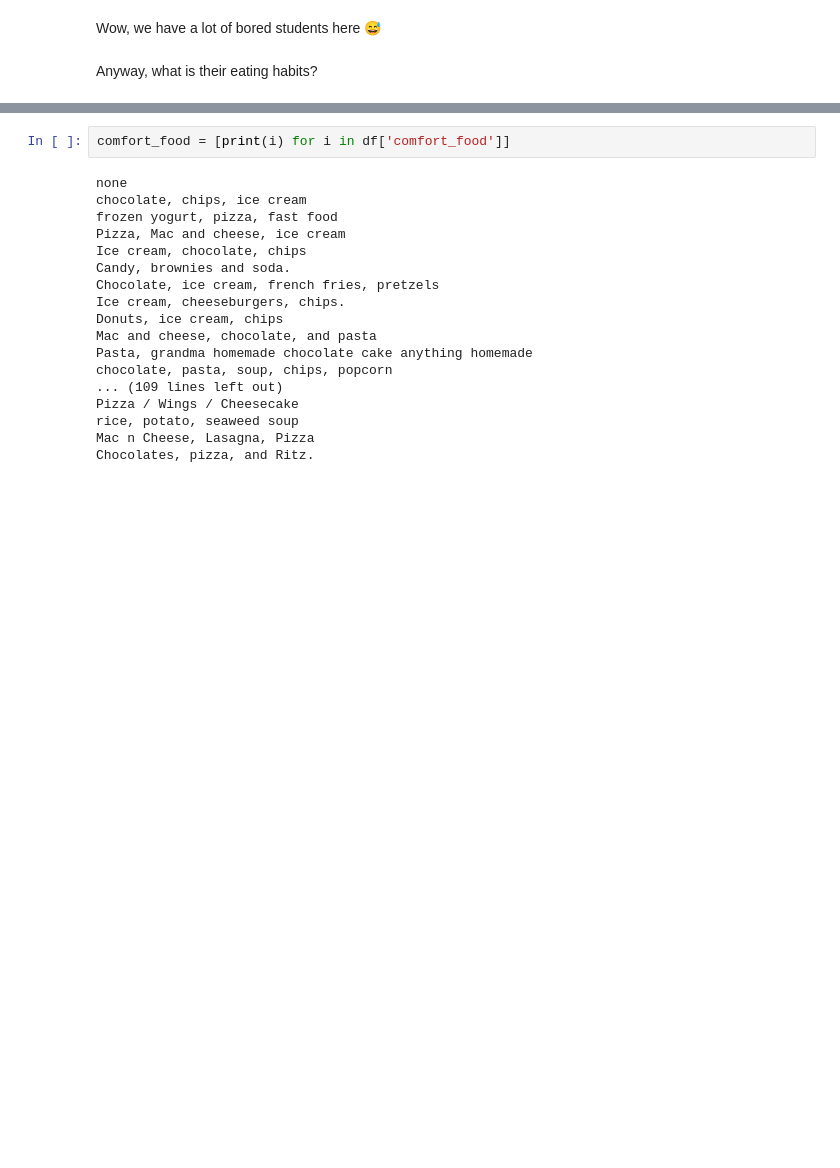
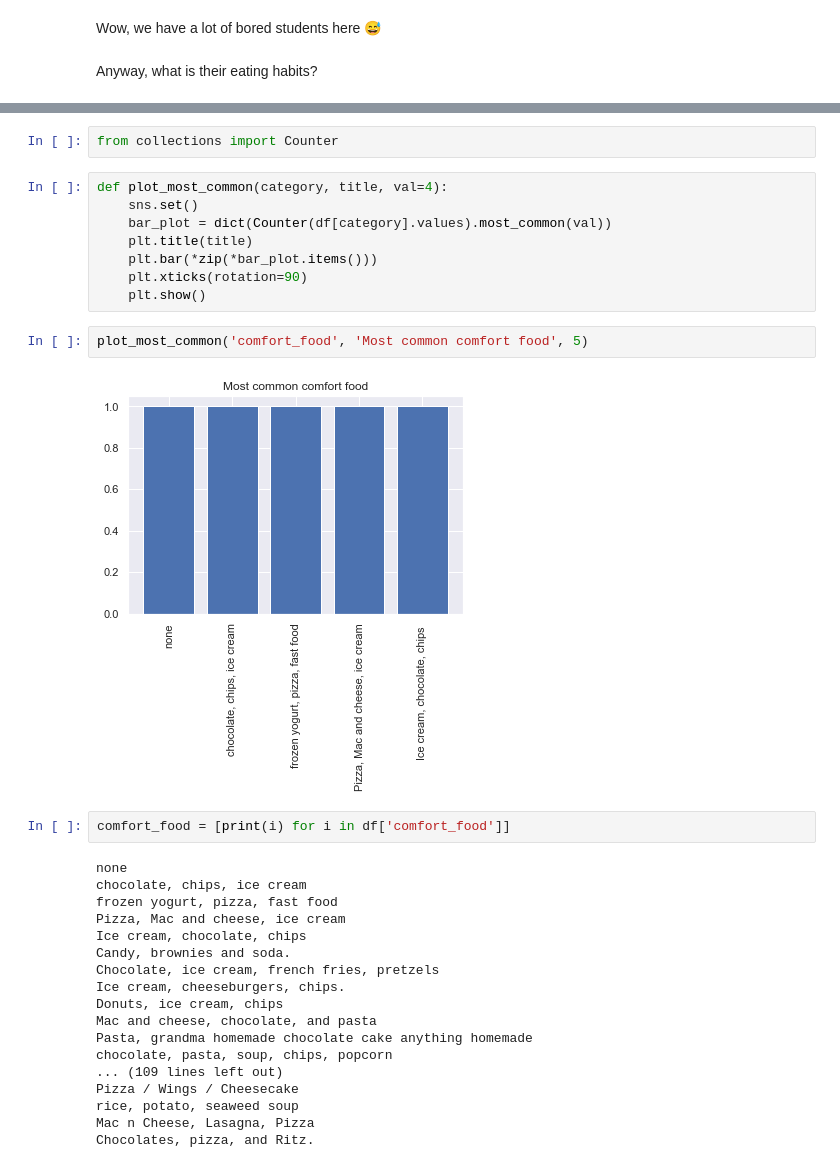
Before and after one commit to k3nnywilliam/data-science-nutrition, a Jupyter notebook: food_choices.ipynb, the cells around one changed output, grey strips where cells are left out. Cells and saved outputs as stored; diff of their text form; blank space fills up the shorter version.

```diff
--- a/food_choices.ipynb
+++ b/food_choices.ipynb
@@ -165,3 +188,17 @@ plt.show()
+# %%
+from collections import Counter
+# %%
+def plot_most_common(category, title, val=4):
+    sns.set()
+    bar_plot = dict(Counter(df[category].values).most_common(val))
+    plt.title(title)
+    plt.bar(*zip(*bar_plot.items()))
+    plt.xticks(rotation=90)
+    plt.show()
+# %%
+plot_most_common('comfort_food', 'Most common comfort food', 5)
+# %% [output]
+[figure, added]
 # %%
 comfort_food = [print(i) for i in df['comfort_food']]
 # %% [output]
```
Also changed, not shown: parts of 30 cells of this notebook, 4 other files.
